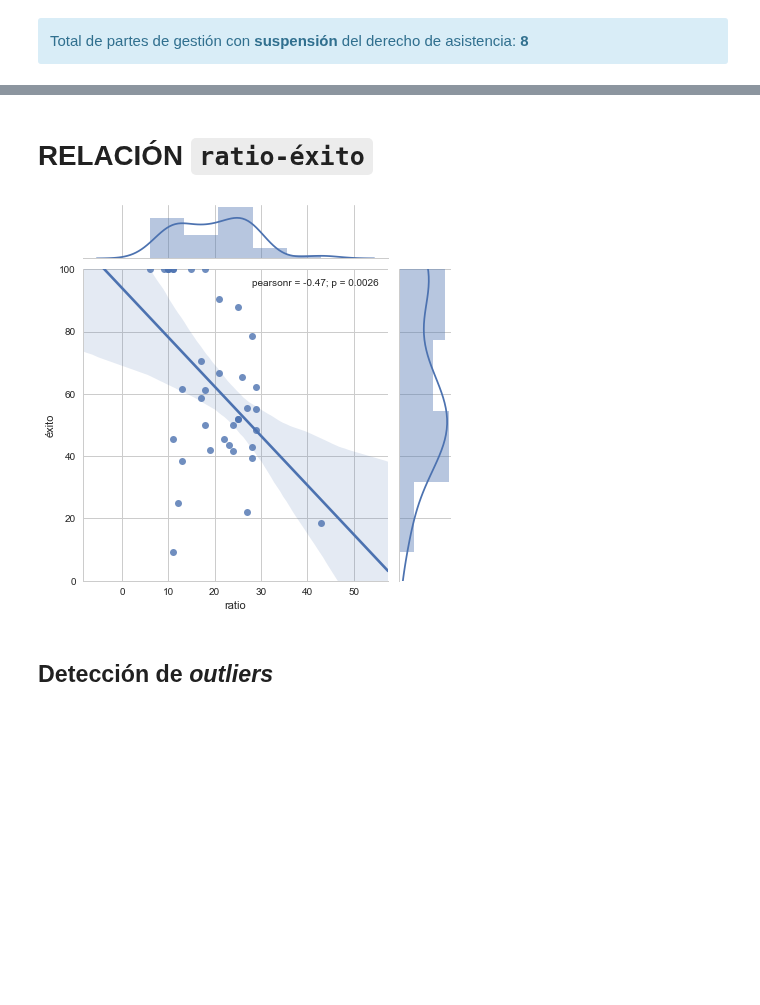
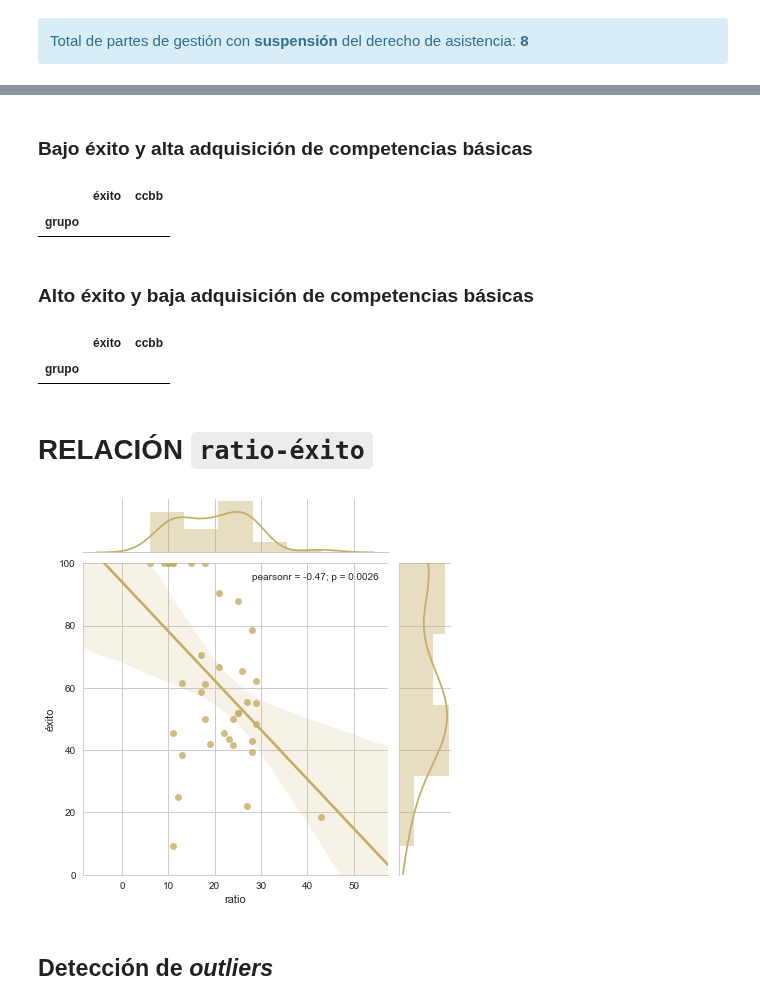
Before and after one commit to iespuertodelacruz/analitica, a Jupyter notebook: C1718/E3.ipynb, the cells around one changed output, grey strips where cells are left out. Cells and saved outputs as stored; diff of their text form; code cells hidden in the pictures; blank space fills up the shorter version.

```diff
--- a/C1718/E3.ipynb
+++ b/C1718/E3.ipynb
@@ -581,9 +586,23 @@ Total de partes de gestión con suspensión del derecho de asistencia: 8
+# %% [markdown]
+### Bajo éxito y alta adquisición de competencias básicas
+# %%
+dfc[(dfc["éxito"] < 20) & (dfc["ccbb"] > 5)][["éxito", "ccbb"]]
+# %% [output]
+|  | éxito | ccbb |
+| grupo |  |  |
+# %% [markdown]
+### Alto éxito y baja adquisición de competencias básicas
+# %%
+dfc[(dfc["éxito"] > 50) & (dfc["ccbb"] < 4)][["éxito", "ccbb"]]
+# %% [output]
+|  | éxito | ccbb |
+| grupo |  |  |
 # %% [markdown]
 # RELACIÓN `ratio-éxito`
 # %%
-sns.jointplot("ratio", "éxito", dfc, kind="reg", ylim=(0, 100));
+sns.jointplot("ratio", "éxito", dfc, kind="reg", ylim=(0, 100), color="y");
 # %% [output]
-[figure, old version]
+[figure, new version]
 # %% [markdown]
 ## Detección de *outliers*
 # %% [markdown]
```
Also changed, not shown: parts of 37 cells of this notebook, 3 other files.
